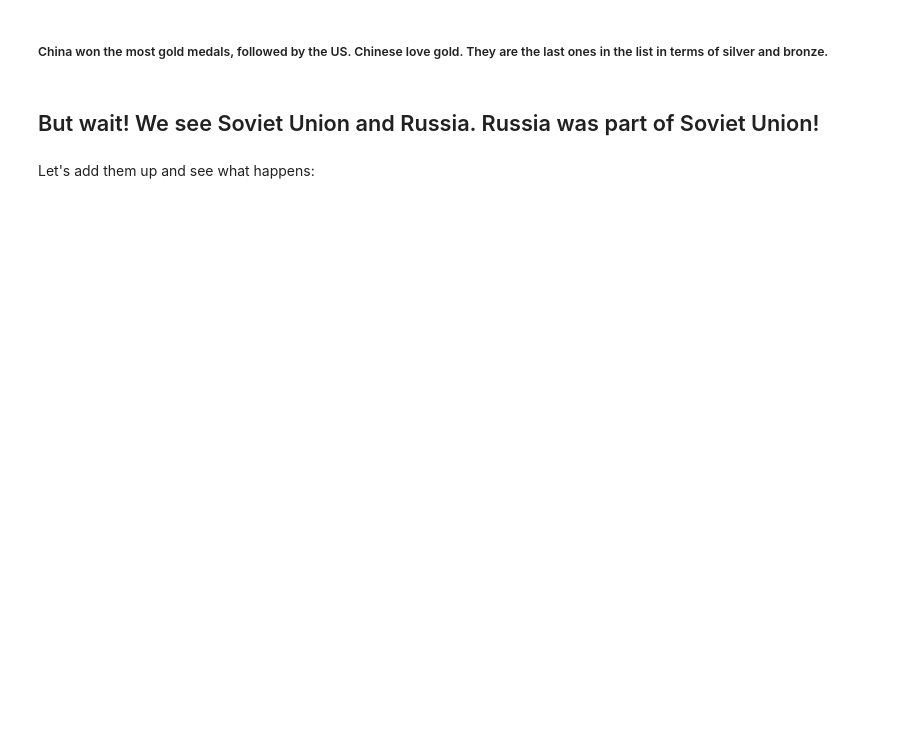
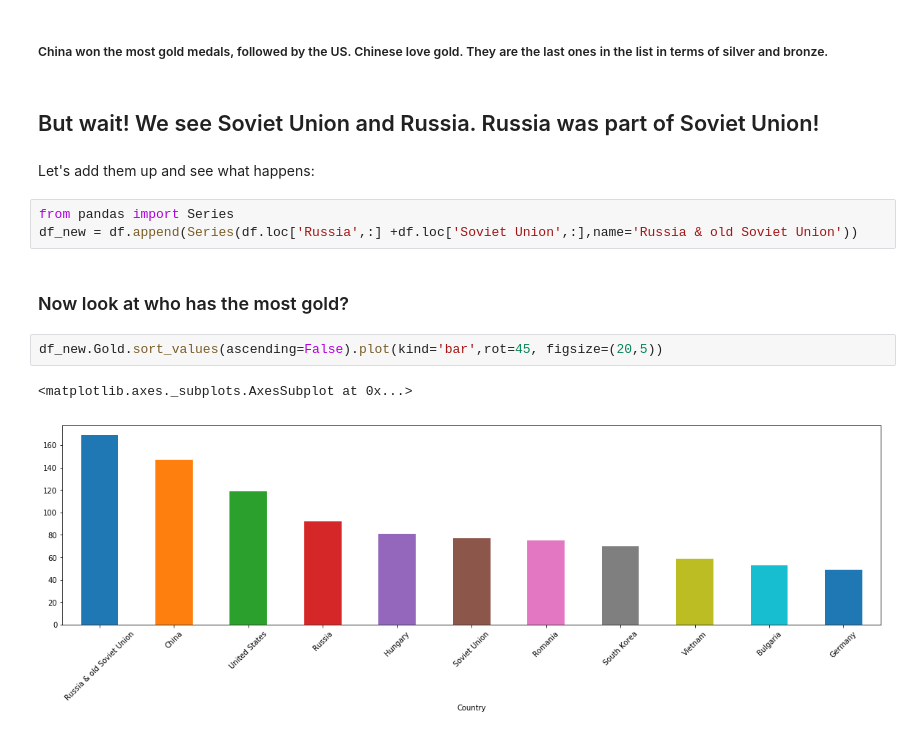
Before and after one commit to magicmathmandarin/IMO, a Jupyter notebook: IMO Medals.ipynb, the cells around one changed output. Cells and saved outputs as stored; diff of their text form; blank space fills up the shorter version.

```diff
--- a/IMO Medals.ipynb
+++ b/IMO Medals.ipynb
@@ -66,3 +98,13 @@ df.Gold.sort_values().plot(kind='bar',rot=45)
 ## But wait!  We see Soviet Union and Russia.  Russia was part of Soviet Union!
 # %% [markdown]
 Let's add them up and see what happens:
+# %%
+from pandas import Series
+df_new = df.append(Series(df.loc['Russia',:] +df.loc['Soviet Union',:],name='Russia & old Soviet Union'))
+# %% [markdown]
+### Now look at who has the most gold?
+# %%
+df_new.Gold.sort_values(ascending=False).plot(kind='bar',rot=45, figsize=(20,5))
+# %% [output]
+<matplotlib.axes._subplots.AxesSubplot at 0x...>
+[figure, added]
```
Also changed, not shown: parts of 23 cells of this notebook, 9 other files.
